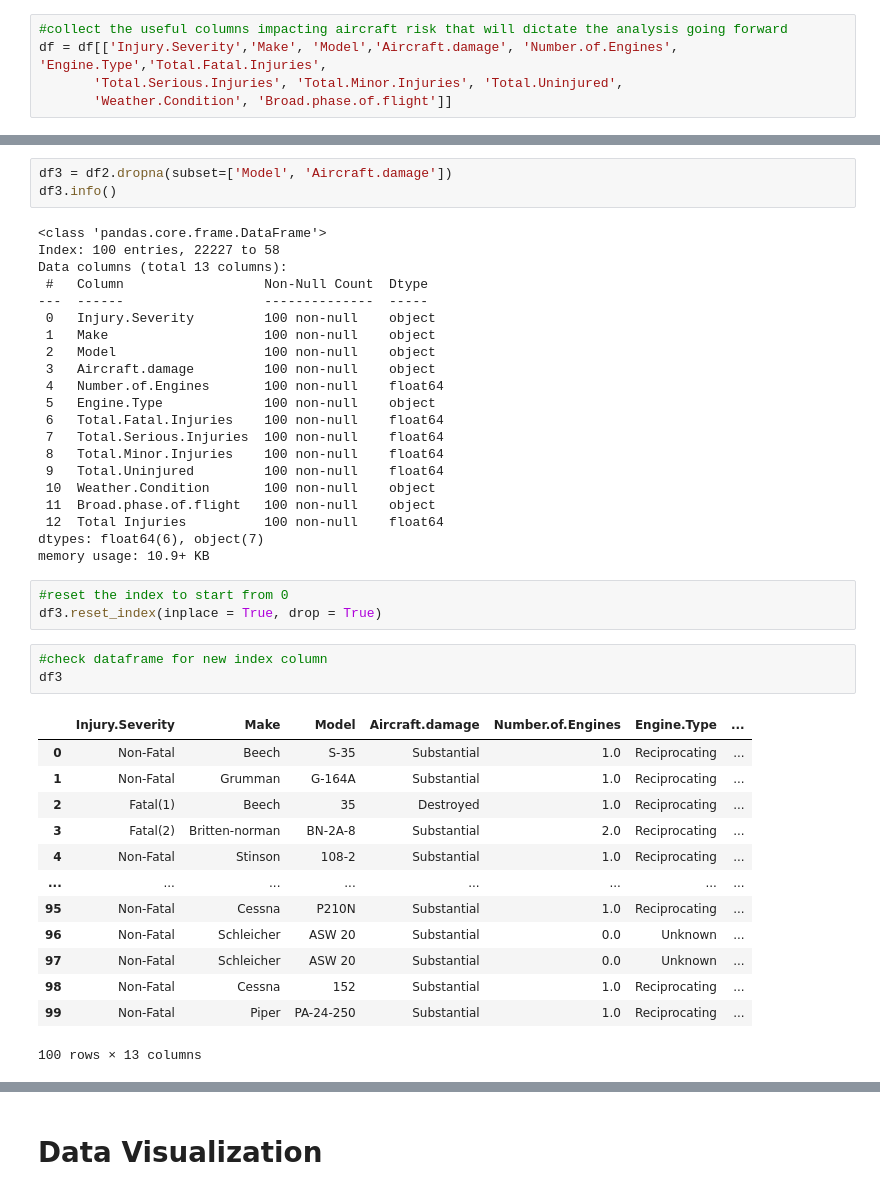
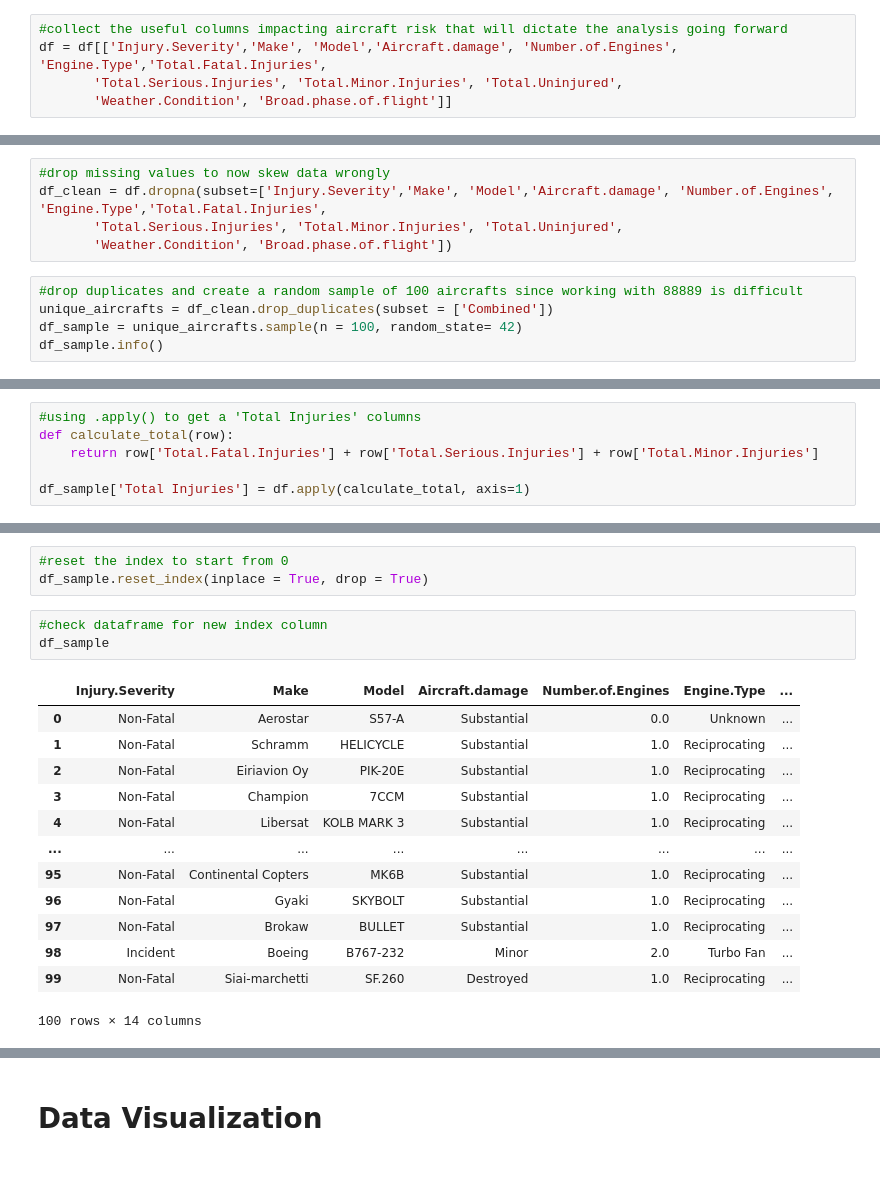
Before and after one commit to tingly-amua/Project---Aircraft-Risk, a Jupyter notebook: project.ipynb, the cells around one changed output, grey strips where cells are left out. Drawn from its saved outputs; the diff is of its cells as text.

```diff
--- a/project.ipynb
+++ b/project.ipynb
@@ -119,0 +147,10 @@ df = df[['Injury.Severity','Make', 'Model','Aircraft.damage', 'Number.of.Engines
+# %%
+#drop missing values to now skew data wrongly
+df_clean = df.dropna(subset=['Injury.Severity','Make', 'Model','Aircraft.damage', 'Number.of.Engines', 'Engine.Type','Total.Fatal.Injuries',
+       'Total.Serious.Injuries', 'Total.Minor.Injuries', 'Total.Uninjured',
+       'Weather.Condition', 'Broad.phase.of.flight'])
+# %%
+#drop duplicates and create a random sample of 100 aircrafts since working with 88889 is difficult
+unique_aircrafts = df_clean.drop_duplicates(subset = ['Combined'])
+df_sample = unique_aircrafts.sample(n = 100, random_state= 42)
+df_sample.info()
@@ -120 +178,7 @@ df = df[['Injury.Severity','Make', 'Model','Aircraft.damage', 'Number.of.Engines
+# %%
+#using .apply() to get a 'Total Injuries' columns
+def calculate_total(row):
+    return row['Total.Fatal.Injuries'] + row['Total.Serious.Injuries'] + row['Total.Minor.Injuries']
+
+df_sample['Total Injuries'] = df.apply(calculate_total, axis=1)
 # %%
@@ -171,44 +194,20 @@ memory usage: 11.3+ KB
-# %%
-df3 = df2.dropna(subset=['Model', 'Aircraft.damage'])
-df3.info()
-# %% [output]
-<class 'pandas.core.frame.DataFrame'>
-Index: 100 entries, 22227 to 58
-Data columns (total 13 columns):
- #   Column                  Non-Null Count  Dtype
----  ------                  --------------  -----
- 0   Injury.Severity         100 non-null    object
- 1   Make                    100 non-null    object
- 2   Model                   100 non-null    object
- 3   Aircraft.damage         100 non-null    object
- 4   Number.of.Engines       100 non-null    float64
- 5   Engine.Type             100 non-null    object
- 6   Total.Fatal.Injuries    100 non-null    float64
- 7   Total.Serious.Injuries  100 non-null    float64
- 8   Total.Minor.Injuries    100 non-null    float64
- 9   Total.Uninjured         100 non-null    float64
- 10  Weather.Condition       100 non-null    object
- 11  Broad.phase.of.flight   100 non-null    object
- 12  Total Injuries          100 non-null    float64
-dtypes: float64(6), object(7)
-memory usage: 10.9+ KB
 # %%
 #reset the index to start from 0
-df3.reset_index(inplace = True, drop = True)
+df_sample.reset_index(inplace = True, drop = True)
 # %%
 #check dataframe for new index column
-df3
+df_sample
 # %% [output]
 |  | Injury.Severity | Make | Model | Aircraft.damage | Number.of.Engines | Engine.Type | ... |
-| 0 | Non-Fatal | Beech | S-35 | Substantial | 1.0 | Reciprocating | ... |
-| 1 | Non-Fatal | Grumman | G-164A | Substantial | 1.0 | Reciprocating | ... |
-| 2 | Fatal(1) | Beech | 35 | Destroyed | 1.0 | Reciprocating | ... |
-| 3 | Fatal(2) | Britten-norman | BN-2A-8 | Substantial | 2.0 | Reciprocating | ... |
-| 4 | Non-Fatal | Stinson | 108-2 | Substantial | 1.0 | Reciprocating | ... |
+| 0 | Non-Fatal | Aerostar | S57-A | Substantial | 0.0 | Unknown | ... |
+| 1 | Non-Fatal | Schramm | HELICYCLE | Substantial | 1.0 | Reciprocating | ... |
+| 2 | Non-Fatal | Eiriavion Oy | PIK-20E | Substantial | 1.0 | Reciprocating | ... |
+| 3 | Non-Fatal | Champion | 7CCM | Substantial | 1.0 | Reciprocating | ... |
+| 4 | Non-Fatal | Libersat | KOLB MARK 3 | Substantial | 1.0 | Reciprocating | ... |
 | ... | ... | ... | ... | ... | ... | ... | ... |
-| 95 | Non-Fatal | Cessna | P210N | Substantial | 1.0 | Reciprocating | ... |
-| 96 | Non-Fatal | Schleicher | ASW 20 | Substantial | 0.0 | Unknown | ... |
-| 97 | Non-Fatal | Schleicher | ASW 20 | Substantial | 0.0 | Unknown | ... |
-| 98 | Non-Fatal | Cessna | 152 | Substantial | 1.0 | Reciprocating | ... |
-| 99 | Non-Fatal | Piper | PA-24-250 | Substantial | 1.0 | Reciprocating | ... |
+| 95 | Non-Fatal | Continental Copters | MK6B | Substantial | 1.0 | Reciprocating | ... |
+| 96 | Non-Fatal | Gyaki | SKYBOLT | Substantial | 1.0 | Reciprocating | ... |
+| 97 | Non-Fatal | Brokaw | BULLET | Substantial | 1.0 | Reciprocating | ... |
+| 98 | Incident | Boeing | B767-232 | Minor | 2.0 | Turbo Fan | ... |
+| 99 | Non-Fatal | Siai-marchetti | SF.260 | Destroyed | 1.0 | Reciprocating | ... |
-100 rows × 13 columns
+100 rows × 14 columns
```
Also changed, not shown: parts of 51 cells of this notebook.
